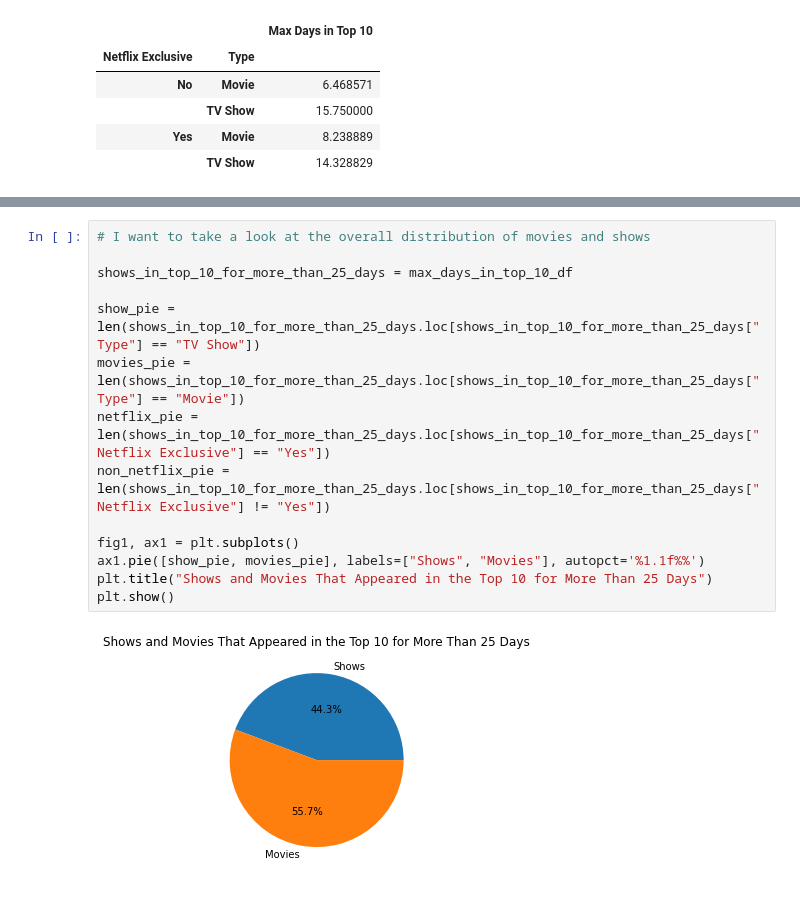
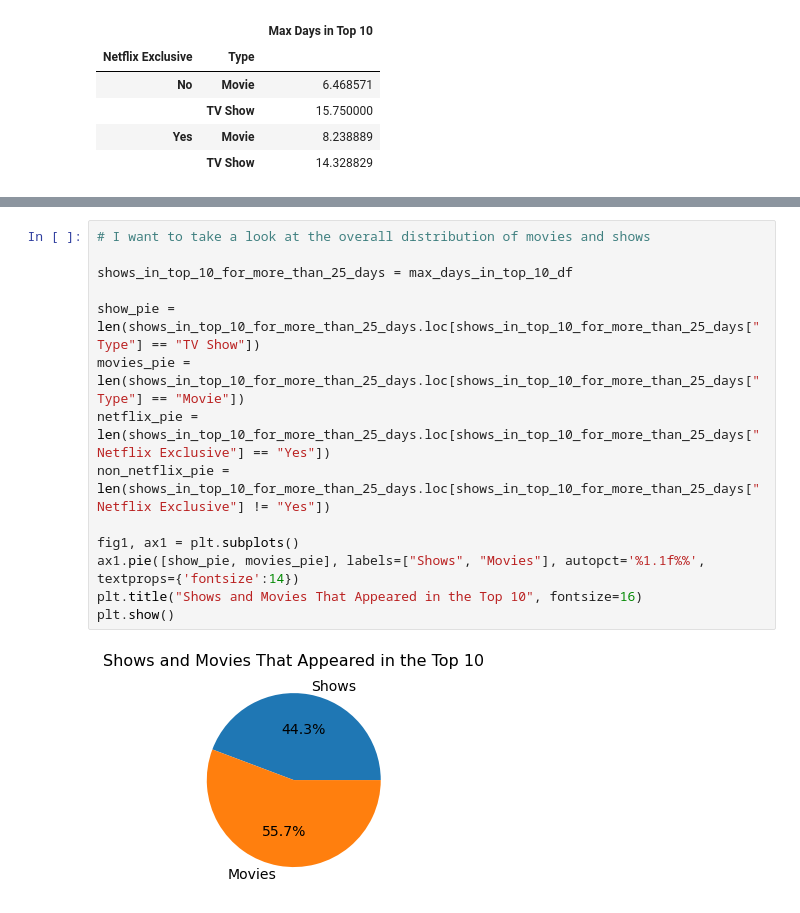
Before and after one commit to Costilrt/The-First-Project, a Jupyter notebook: matthew-jupyter-code-cleaned-up.ipynb, the cells around one changed output, grey strips where cells are left out. Saved outputs shown, nothing was run; the diff lists cells and outputs as text.

```diff
--- a/matthew-jupyter-code-cleaned-up.ipynb
+++ b/matthew-jupyter-code-cleaned-up.ipynb
@@ -298,16 +314,16 @@ plt.show()
 # %%
 # I want to take a look at the overall distribution of movies and shows
 
 shows_in_top_10_for_more_than_25_days = max_days_in_top_10_df
 
 show_pie = len(shows_in_top_10_for_more_than_25_days.loc[shows_in_top_10_for_more_than_25_days["Type"] == "TV Show"])
 movies_pie = len(shows_in_top_10_for_more_than_25_days.loc[shows_in_top_10_for_more_than_25_days["Type"] == "Movie"])
 netflix_pie = len(shows_in_top_10_for_more_than_25_days.loc[shows_in_top_10_for_more_than_25_days["Netflix Exclusive"] == "Yes"])
 non_netflix_pie = len(shows_in_top_10_for_more_than_25_days.loc[shows_in_top_10_for_more_than_25_days["Netflix Exclusive"] != "Yes"])
 
 fig1, ax1 = plt.subplots()
-ax1.pie([show_pie, movies_pie], labels=["Shows", "Movies"], autopct='%1.1f%%')
-plt.title("Shows and Movies That Appeared in the Top 10 for More Than 25 Days")
+ax1.pie([show_pie, movies_pie], labels=["Shows", "Movies"], autopct='%1.1f%%', textprops={'fontsize':14})
+plt.title("Shows and Movies That Appeared in the Top 10", fontsize=16)
 plt.show()
 # %% [output]
-[figure, old version]
+[figure, new version]
```
Also changed, not shown: parts of 5 cells of this notebook, 2 other files.
